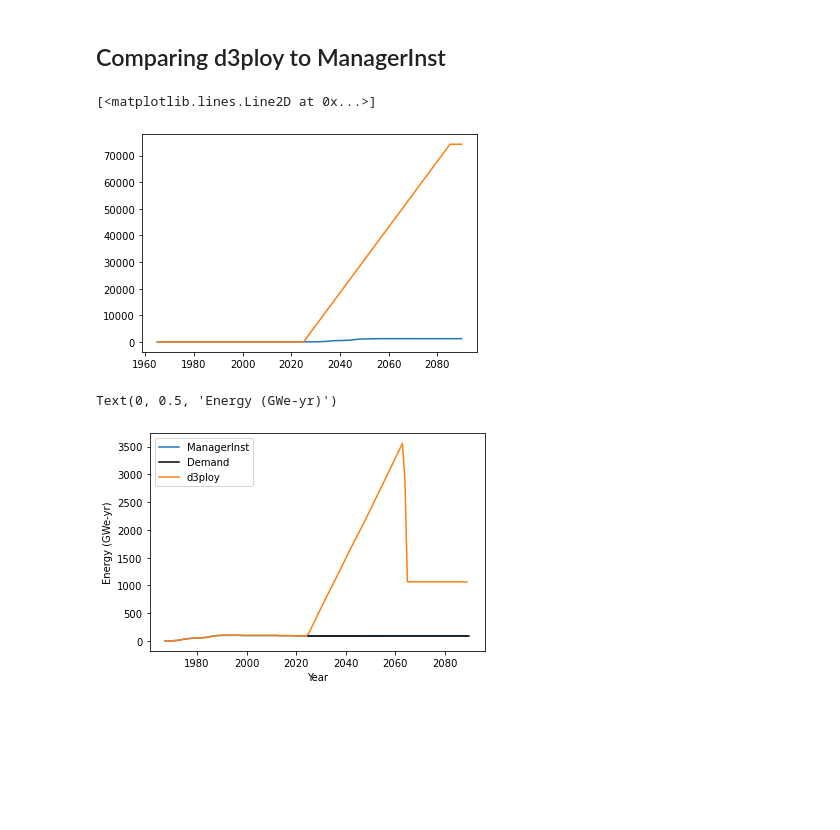
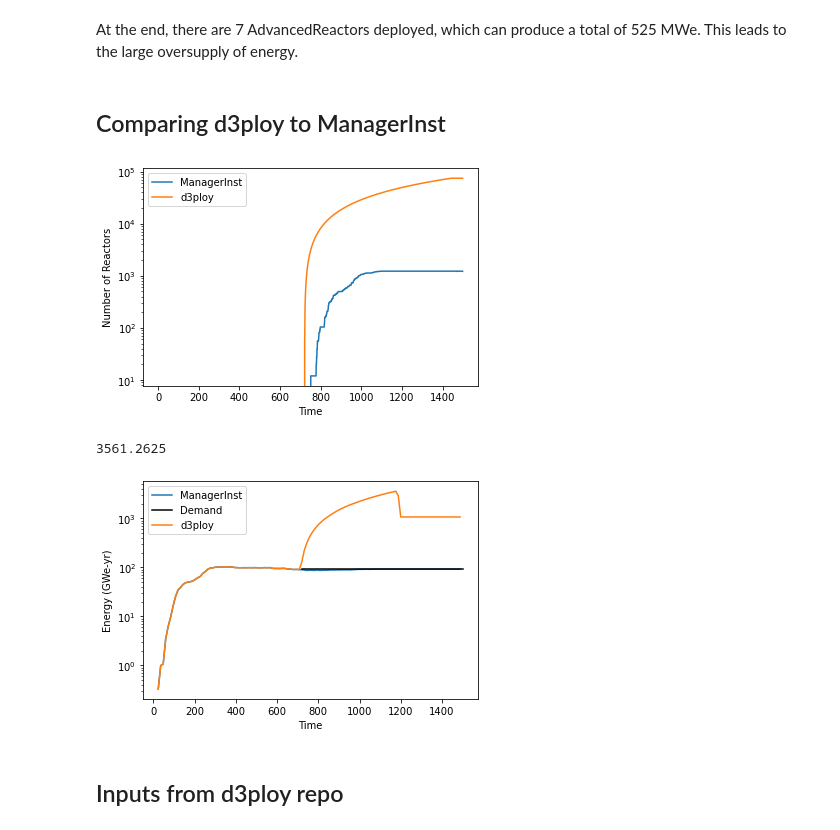
Before and after one commit to abachma2/toy_problems, a Jupyter notebook: cyclus_inputs/Untitled.ipynb, the cells around one changed output. Saved outputs shown, nothing was run; the diff lists cells and outputs as text; code cells hidden in the pictures; blank space fills up the shorter version.

Commit message:
update d3ploy_test results for fft

```diff
--- a/cyclus_inputs/Untitled.ipynb
+++ b/cyclus_inputs/Untitled.ipynb
@@ -88,3 +98,6 @@ Name: advrx_enter, dtype: float64
+# %% [markdown]
+At the end, there are 7 AdvancedReactors deployed, which can produce a total of 525 MWe.
+This leads to the large oversupply of energy.
 # %% [markdown]
 ## Comparing d3ploy to ManagerInst
 # %%
@@ -98,9 +111,17 @@ non_lwr = ['Sink_HLW', 'Sink_LLW', 'Mine', 'Mill', 'Conversion',
 manager_inst_reactors = tm.prototype_totals(manager_inst_file, non_lwr, ['Xe-100'])
 d3ploy_reactors = tm.prototype_totals(d3ploy_file, non_lwr, ['Xe-100'])
 # %%
-plt.plot(manager_inst_reactors['Year'], manager_inst_reactors['Xe-100_total'])
-plt.plot(d3ploy_reactors['Year'], d3ploy_reactors['Xe-100_total'])
+plt.plot(manager_inst_reactors['Time'], manager_inst_reactors['Xe-100_total'], label='ManagerInst')
+plt.plot(d3ploy_reactors['Time'], d3ploy_reactors['Xe-100_total'], label='d3ploy')
+plt.legend()
+plt.xlabel('Time')
+plt.ylabel('Number of Reactors')
+plt.yscale('log')
+plt.savefig('s3_reactor_comparison.png')
 # %% [output]
-[<matplotlib.lines.Line2D at 0x...>]
-[figure, old version]
+[figure, new version]
+# %%
+d3ploy_energy['Energy'].max()
+# %% [output]
+3561.2625
 # %%
@@ -108,11 +129,14 @@ manager_inst_energy = tm.get_annual_electricity(manager_inst_file)
 d3ploy_energy = tm.get_annual_electricity(d3ploy_file)
 # %%
-plt.plot(manager_inst_energy['Year'], manager_inst_energy['Energy'], label='ManagerInst')
-plt.plot(np.linspace(2025, 2090, 50), np.repeat(91.818, 50),'k', label='Demand')
-plt.plot(d3ploy_energy['Year'], d3ploy_energy['Energy'], label='d3ploy')
+plt.plot((manager_inst_energy['Year']-1965)*12, manager_inst_energy['Energy'], label='ManagerInst')
+plt.plot(np.linspace(721, 1500, 50), np.repeat(91.818, 50),'k', label='Demand')
+plt.plot((d3ploy_energy['Year']-1965)*12, d3ploy_energy['Energy'], label='d3ploy')
 plt.legend()
-plt.xlabel('Year')
+plt.yscale('log')
+plt.xlabel('Time')
 plt.ylabel('Energy (GWe-yr)')
+plt.savefig('s3_energy_comparison.png')
 # %% [output]
-Text(0, 0.5, 'Energy (GWe-yr)')
-[figure, old version]
+[figure, new version]
+# %% [markdown]
+## Inputs from d3ploy repo
```
Also changed, not shown: parts of 7 cells of this notebook.
